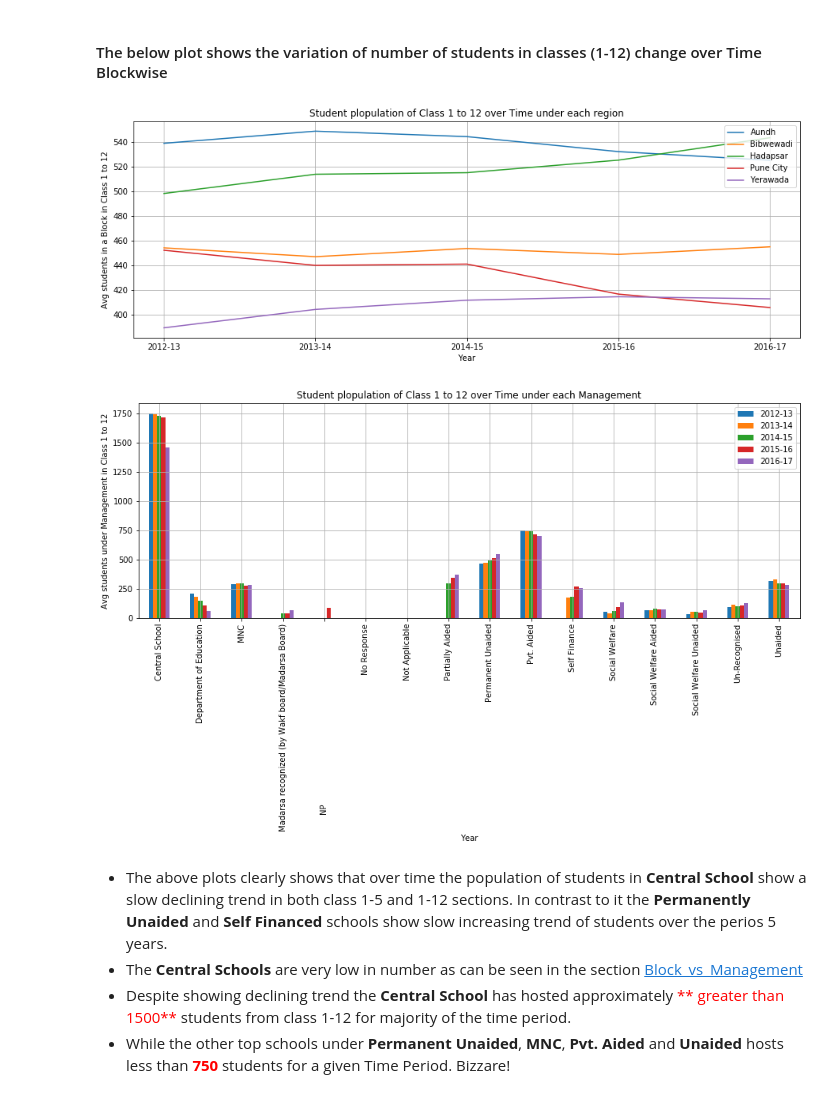
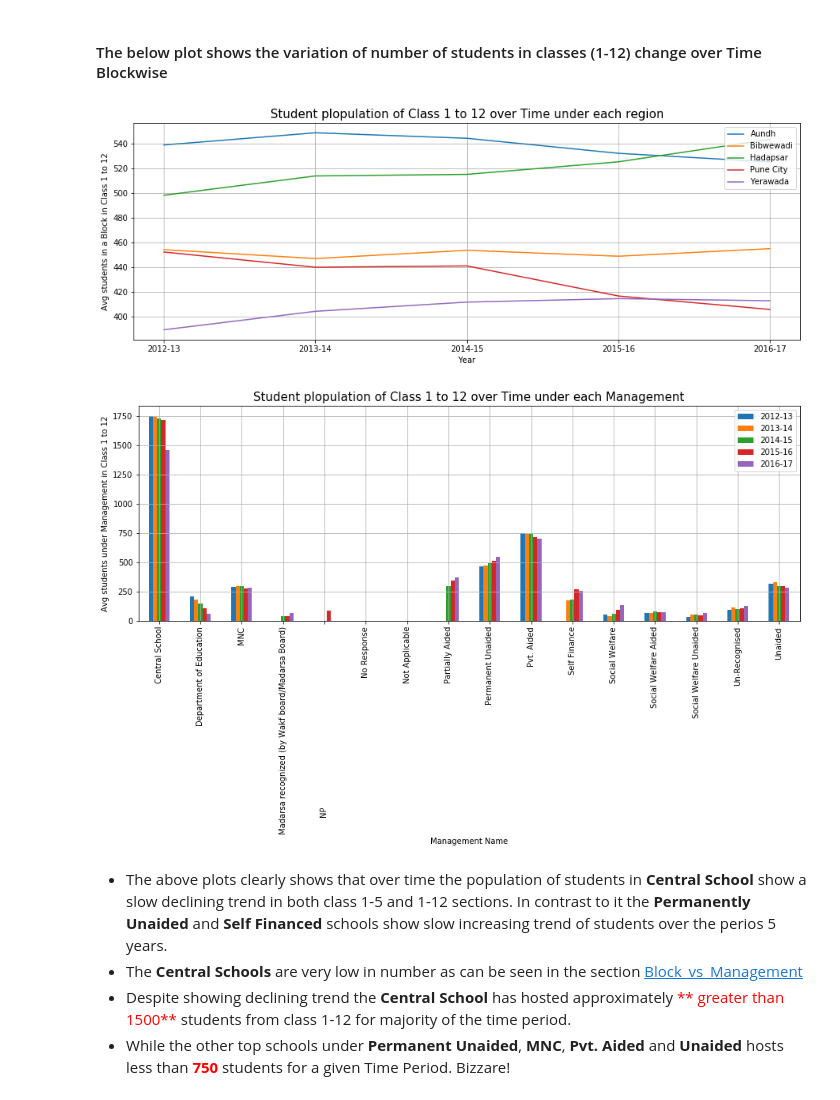
Before and after one commit to jahab/Statistics-Hackathon, a Jupyter notebook: Stats_Hackathon.ipynb, the cells around one changed output. Saved outputs shown, nothing was run; the diff lists cells and outputs as text; code cells hidden in the pictures.

```diff
--- a/Stats_Hackathon.ipynb
+++ b/Stats_Hackathon.ipynb
@@ -294,30 +294,30 @@ show()
 # %%
 fig,ax= plt.subplots(figsize=(15,5))
 grp=data.groupby(["Block Name", "Year"])['1_12 Total'].mean()
 grp.unstack(level=0).plot(ax=ax)
 xlabel('Year')
 # plt.xticks(np.array(data['Year'].unique()))
 xticks(np.arange(len(data['Year'].unique())),data['Year'].unique())
 ylabel('Avg students in a Block in Class 1 to 12')
-title('Student plopulation of Class 1 to 12 over Time under each region')
+title('Student plopulation of Class 1 to 12 over Time under each region',fontsize=15)
 legend(loc='upper right')
 grid(True)
 show()
 
 fig,ax= plt.subplots(figsize=(15,5))
 grp=data.groupby(["Management Name", "Year"])['1_12 Total'].mean()
 grp.unstack(level=-1).plot(ax=ax,kind='bar')
-xlabel('Year')
+xlabel('Management Name')
 # plt.xticks(np.array(data['Year'].unique()))
 # xticks(np.arange(len(data['Year'].unique())),data['Year'].unique())
 ylabel('Avg students under Management in Class 1 to 12')
-title('Student plopulation of Class 1 to 12 over Time under each Management')
+title('Student plopulation of Class 1 to 12 over Time under each Management',fontsize=15)
 legend(loc='upper right')
 grid(True)
 show()
 # %% [output]
-[figure, old version]
+[figure, new version]
-[figure, old version]
+[figure, new version]
 # %% [markdown]
 * The above plots clearly shows that over time the population of students in **Central School** show a slow declining trend in both class 1-5 and 1-12 sections. In contrast to it the **Permanently Unaided** and **Self Financed** schools show slow increasing trend of students over the perios 5 years.
 * The **Central Schools** are very low in number as can be seen in the section [Block_vs_Management](#Block_vs_Management)
```
Also changed, not shown: parts of 11 cells of this notebook.
